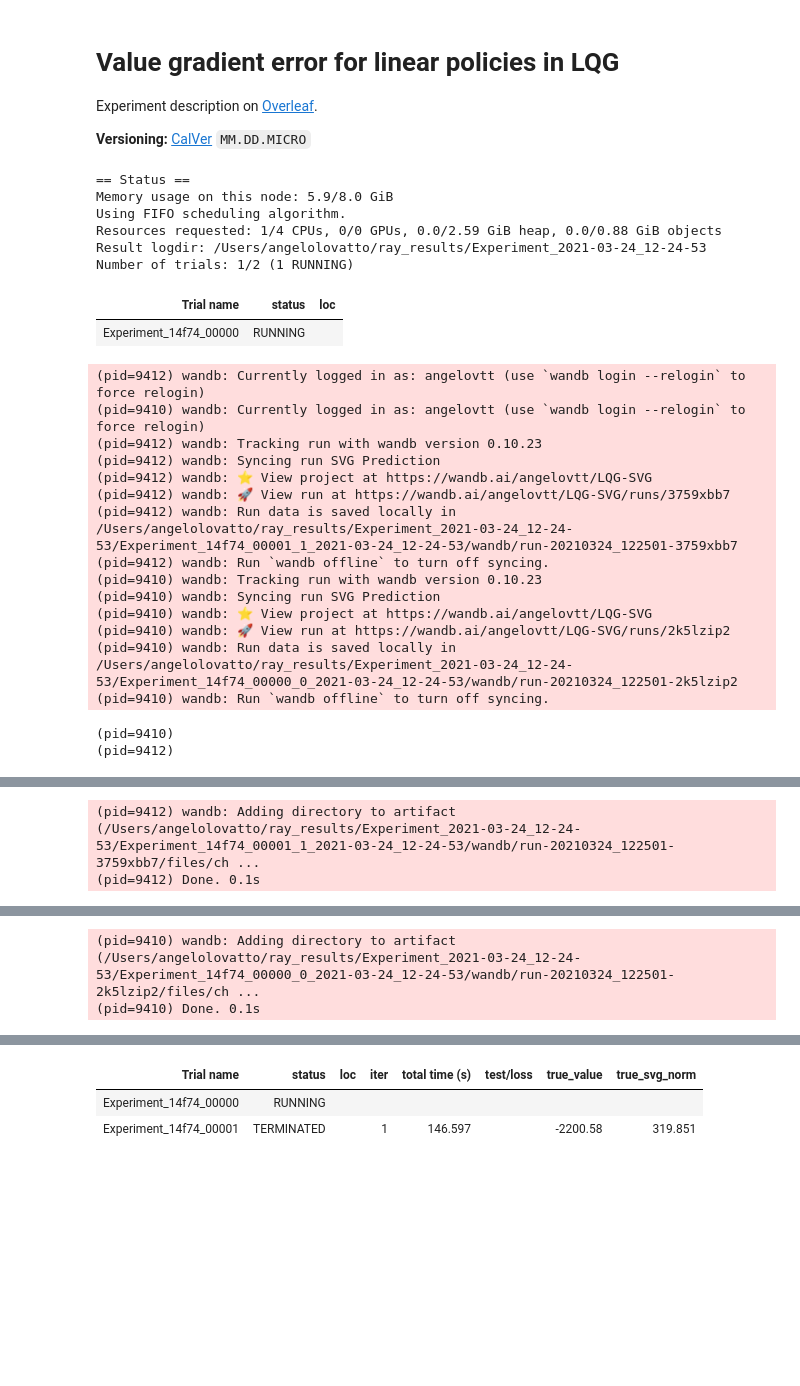
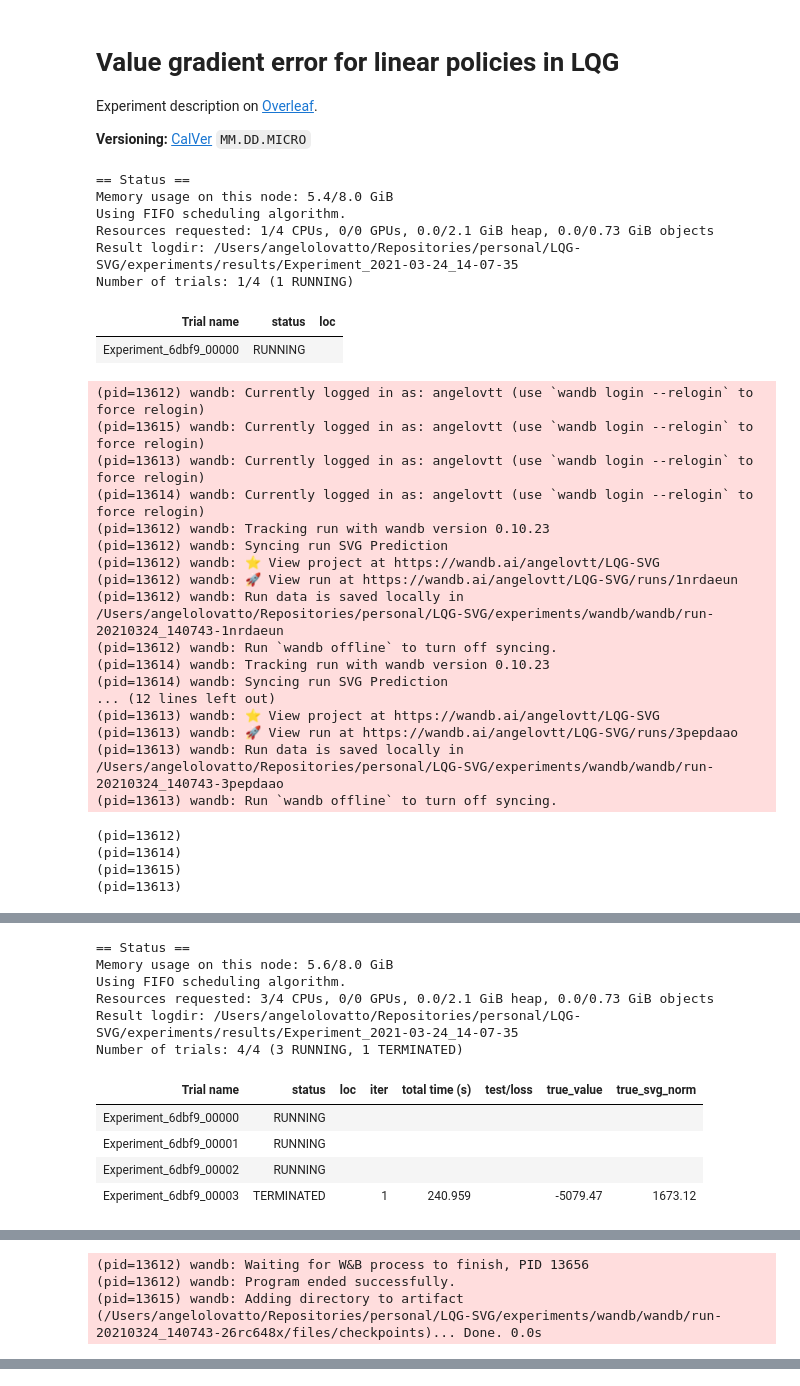
Before and after one commit to 0xangelo/LQSVG, a Jupyter notebook: experiments/value_gradient_error.ipynb, the cells around one changed output, grey strips where cells are left out. Drawn from its saved outputs; the diff is of its cells as text; code cells hidden in the pictures; blank space fills up the shorter version.

Commit message:
chore(experiments): update value_gradient_error.ipynb
Signed-off-by: Ângelo Lovatto <angelolovatto@gmail.com>

```diff
--- a/experiments/value_gradient_error.ipynb
+++ b/experiments/value_gradient_error.ipynb
@@ -24,6 +25,8 @@ from raylab.policy.model_based.lightning import LightningTrainerSpec
 from torch import Tensor
 
 import wandb
+# %%
+CWD = os.getcwd()
 # %%
 class InputStatistics(pl.callbacks.Callback):
     def on_train_batch_end(
@@ -47,6 +50,7 @@ class InputStatistics(pl.callbacks.Callback):
 class Experiment(tune.Trainable):
     def setup(self, config: dict):
         self.run = wandb.init(
+            dir=osp.join(CWD, ""),
             name="SVG Prediction",
             config=config,
             project="LQG-SVG",
@@ -71,7 +75,9 @@ class Experiment(tune.Trainable):
     def make_worker(self):
         with nt.suppress_named_tensor_warning():
             self.worker = make_worker(
-                env_config=self.hparams.env_config, log_level=logging.WARNING
+                env_config=self.hparams.env_config,
+                policy_config=self.hparams.policy,
+                log_level=logging.WARNING,
             )
 
     def make_model(self):
@@ -147,47 +153,54 @@ class Experiment(tune.Trainable):
 # %%
 ray.init(logging_level=logging.WARNING)
 lqsvg.register_all()
 utils.suppress_lightning_info_logging()
 
 config = {
     "env_config": dict(
         n_state=2,
         n_ctrl=2,
         horizon=100,
         stationary=True,
+        Fs_eigval_range=(0.0, 1.0),
         num_envs=100,
     ),
+    "policy": {"initialization": "xavier_uniform"},
     "learning_rate": 1e-3,
     "mc_samples": 32,
     "total_trajs": 1000,
     "improvement_delta": 0.0,
     "patience": 3,
     "max_epochs": 200,
 }
 
-analysis = tune.run(Experiment, config=config, num_samples=2)
+analysis = tune.run(Experiment, config=config, num_samples=4, local_dir="./results")
 # %% [output]
 == Status ==
-Memory usage on this node: 5.9/8.0 GiB
+Memory usage on this node: 5.4/8.0 GiB
 Using FIFO scheduling algorithm.
-Resources requested: 1/4 CPUs, 0/0 GPUs, 0.0/2.59 GiB heap, 0.0/0.88 GiB objects
-Result logdir: /Users/angelolovatto/ray_results/Experiment_2021-03-24_12-24-53
-Number of trials: 1/2 (1 RUNNING)
+Resources requested: 1/4 CPUs, 0/0 GPUs, 0.0/2.1 GiB heap, 0.0/0.73 GiB objects
+Result logdir: /Users/angelolovatto/Repositories/personal/LQG-SVG/experiments/results/Experiment_2021-03-24_14-07-35
+Number of trials: 1/4 (1 RUNNING)
 | Trial name | status | loc |
-| Experiment_14f74_00000 | RUNNING |  |
+| Experiment_6dbf9_00000 | RUNNING |  |
-(pid=9412) wandb: Currently logged in as: angelovtt (use `wandb login --relogin` to force relogin)
-(pid=9410) wandb: Currently logged in as: angelovtt (use `wandb login --relogin` to force relogin)
-(pid=9412) wandb: Tracking run with wandb version 0.10.23
-(pid=9412) wandb: Syncing run SVG Prediction
-(pid=9412) wandb: ⭐️ View project at https://wandb.ai/angelovtt/LQG-SVG
-(pid=9412) wandb: 🚀 View run at https://wandb.ai/angelovtt/LQG-SVG/runs/3759xbb7
-(pid=9412) wandb: Run data is saved locally in /Users/angelolovatto/ray_results/Experiment_2021-03-24_12-24-53/Experiment_14f74_00001_1_2021-03-24_12-24-53/wandb/run-20210324_122501-3759xbb7
-(pid=9412) wandb: Run `wandb offline` to turn off syncing.
-(pid=9410) wandb: Tracking run with wandb version 0.10.23
-(pid=9410) wandb: Syncing run SVG Prediction
-(pid=9410) wandb: ⭐️ View project at https://wandb.ai/angelovtt/LQG-SVG
-(pid=9410) wandb: 🚀 View run at https://wandb.ai/angelovtt/LQG-SVG/runs/2k5lzip2
-(pid=9410) wandb: Run data is saved locally in /Users/angelolovatto/ray_results/Experiment_2021-03-24_12-24-53/Experiment_14f74_00000_0_2021-03-24_12-24-53/wandb/run-20210324_122501-2k5lzip2
-(pid=9410) wandb: Run `wandb offline` to turn off syncing.
+(pid=13612) wandb: Currently logged in as: angelovtt (use `wandb login --relogin` to force relogin)
+(pid=13615) wandb: Currently logged in as: angelovtt (use `wandb login --relogin` to force relogin)
+(pid=13613) wandb: Currently logged in as: angelovtt (use `wandb login --relogin` to force relogin)
+(pid=13614) wandb: Currently logged in as: angelovtt (use `wandb login --relogin` to force relogin)
+(pid=13612) wandb: Tracking run with wandb version 0.10.23
+(pid=13612) wandb: Syncing run SVG Prediction
+(pid=13612) wandb: ⭐️ View project at https://wandb.ai/angelovtt/LQG-SVG
+(pid=13612) wandb: 🚀 View run at https://wandb.ai/angelovtt/LQG-SVG/runs/1nrdaeun
+(pid=13612) wandb: Run data is saved locally in /Users/angelolovatto/Repositories/personal/LQG-SVG/experiments/wandb/wandb/run-20210324_140743-1nrdaeun
+(pid=13612) wandb: Run `wandb offline` to turn off syncing.
+(pid=13614) wandb: Tracking run with wandb version 0.10.23
+(pid=13614) wandb: Syncing run SVG Prediction
+... (12 lines left out)
+(pid=13613) wandb: ⭐️ View project at https://wandb.ai/angelovtt/LQG-SVG
+(pid=13613) wandb: 🚀 View run at https://wandb.ai/angelovtt/LQG-SVG/runs/3pepdaao
+(pid=13613) wandb: Run data is saved locally in /Users/angelolovatto/Repositories/personal/LQG-SVG/experiments/wandb/wandb/run-20210324_140743-3pepdaao
+(pid=13613) wandb: Run `wandb offline` to turn off syncing.
-(pid=9410)
-(pid=9412)
+(pid=13612)
+(pid=13614)
+(pid=13615)
+(pid=13613)
@@ -217,2 +242,11 @@ Number of trials: 1/2 (1 RUNNING)
-(pid=9412) wandb: Adding directory to artifact (/Users/angelolovatto/ray_results/Experiment_2021-03-24_12-24-53/Experiment_14f74_00001_1_2021-03-24_12-24-53/wandb/run-20210324_122501-3759xbb7/files/ch ...
-(pid=9412) Done. 0.1s
+== Status ==
+Memory usage on this node: 5.6/8.0 GiB
+Using FIFO scheduling algorithm.
+Resources requested: 3/4 CPUs, 0/0 GPUs, 0.0/2.1 GiB heap, 0.0/0.73 GiB objects
+Result logdir: /Users/angelolovatto/Repositories/personal/LQG-SVG/experiments/results/Experiment_2021-03-24_14-07-35
+Number of trials: 4/4 (3 RUNNING, 1 TERMINATED)
+| Trial name | status | loc | iter | total time (s) | test/loss | true_value | true_svg_norm |
+| Experiment_6dbf9_00000 | RUNNING |  |  |  |  |  |  |
+| Experiment_6dbf9_00001 | RUNNING |  |  |  |  |  |  |
+| Experiment_6dbf9_00002 | RUNNING |  |  |  |  |  |  |
+| Experiment_6dbf9_00003 | TERMINATED |  | 1 | 240.959 |  | -5079.47 | 1673.12 |
@@ -236,2 +270,3 @@ Number of trials: 1/2 (1 RUNNING)
-(pid=9410) wandb: Adding directory to artifact (/Users/angelolovatto/ray_results/Experiment_2021-03-24_12-24-53/Experiment_14f74_00000_0_2021-03-24_12-24-53/wandb/run-20210324_122501-2k5lzip2/files/ch ...
-(pid=9410) Done. 0.1s
+(pid=13612) wandb: Waiting for W&B process to finish, PID 13656
+(pid=13612) wandb: Program ended successfully.
+(pid=13615) wandb: Adding directory to artifact (/Users/angelolovatto/Repositories/personal/LQG-SVG/experiments/wandb/wandb/run-20210324_140743-26rc648x/files/checkpoints)... Done. 0.0s
@@ -244,3 +289,0 @@ Number of trials: 2/2 (1 RUNNING, 1 TERMINATED)
-| Trial name | status | loc | iter | total time (s) | test/loss | true_value | true_svg_norm |
-| Experiment_14f74_00000 | RUNNING |  |  |  |  |  |  |
-| Experiment_14f74_00001 | TERMINATED |  | 1 | 146.597 |  | -2200.58 | 319.851 |
```
Also changed, not shown: parts of 2 cells of this notebook.
